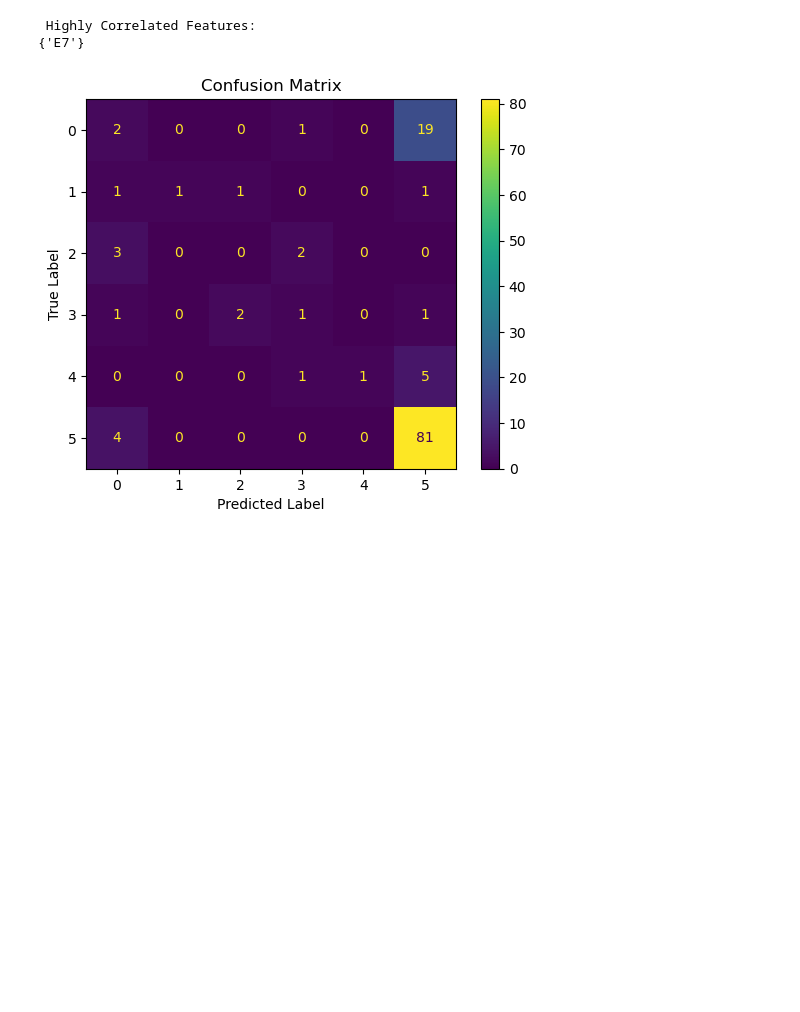
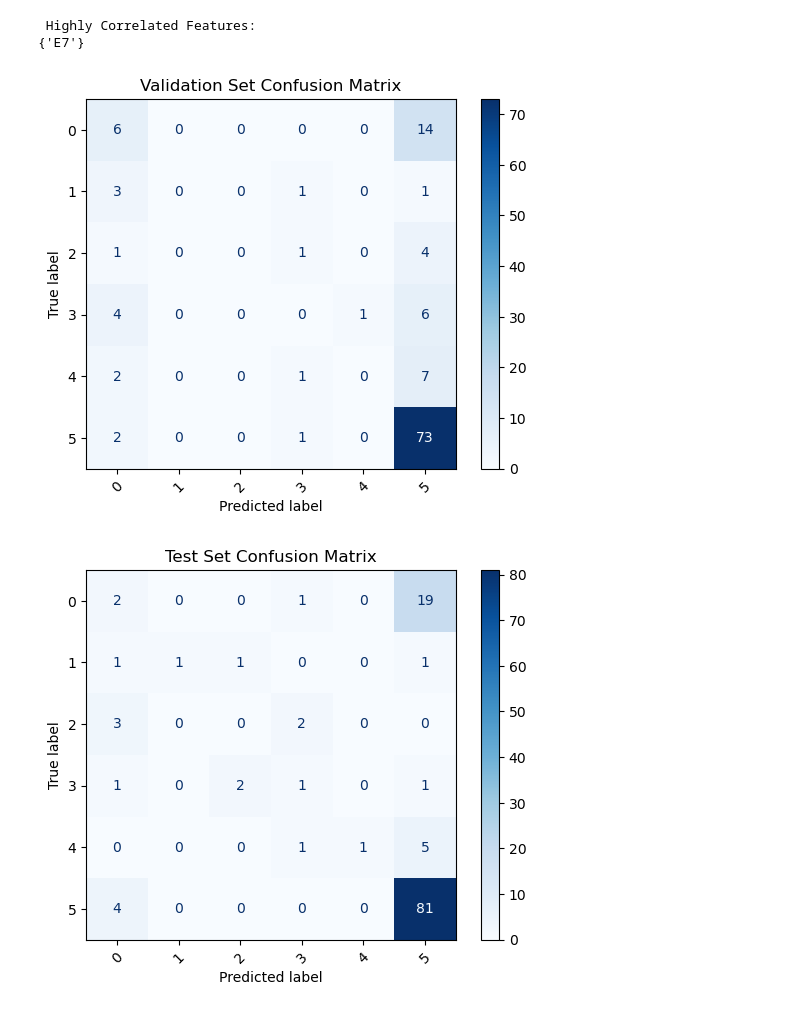
Before and after one commit to BhargavKumarNath/Understanding-The-Impact-of-Social-Isolation-and-Loneliness-in-a-Game-Environment-, a Jupyter notebook: main.ipynb, the cells around one changed output. Cells and saved outputs as stored; diff of their text form; code cells hidden in the pictures; blank space fills up the shorter version.

```diff
--- a/main.ipynb
+++ b/main.ipynb
@@ -425,19 +444,23 @@ print(highly_correlated_features)
 # %% [output]
  Highly Correlated Features:
 {'E7'}
-# %%
-from sklearn.metrics import confusion_matrix, ConfusionMatrixDisplay
-
-cm = confusion_matrix(y_test, y_test_pred)
-
-disp = ConfusionMatrixDisplay(confusion_matrix=cm)
-
-disp.plot()
-
-plt.title("Confusion Matrix")
-plt.xlabel("Predicted Label")
-plt.ylabel("True Label")
-
-plt.show()
-# %% [output]
-[figure, removed]
+# %%
+from sklearn.metrics import confusion_matrix, ConfusionMatrixDisplay
+import matplotlib.pyplot as plt
+
+# Validation set confusion matrix
+cm_val = confusion_matrix(y_val, y_val_pred)
+disp_val = ConfusionMatrixDisplay(confusion_matrix=cm_val, display_labels=rf_classifier.classes_)
+disp_val.plot(cmap="Blues", xticks_rotation=45)
+plt.title("Validation Set Confusion Matrix")
+plt.show()
+
+# Test set confusion matrix
+cm_test = confusion_matrix(y_test, y_test_pred)
+disp_test = ConfusionMatrixDisplay(confusion_matrix=cm_test, display_labels=rf_classifier.classes_)
+disp_test.plot(cmap="Blues", xticks_rotation=45)
+plt.title("Test Set Confusion Matrix")
+plt.show()
+# %% [output]
+[figure, added]
+[figure, added]
```
Also changed, not shown: parts of 3 cells of this notebook.
